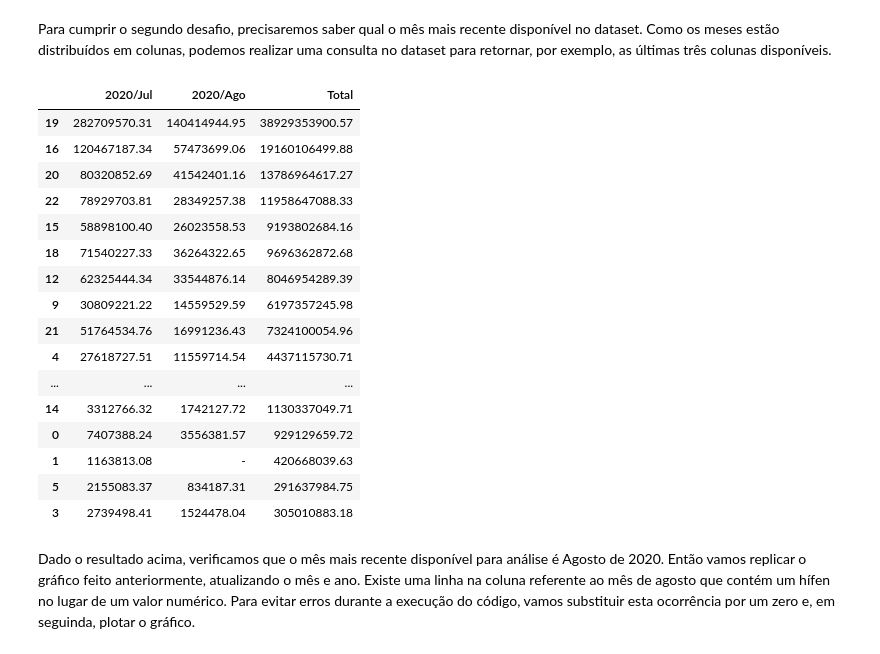
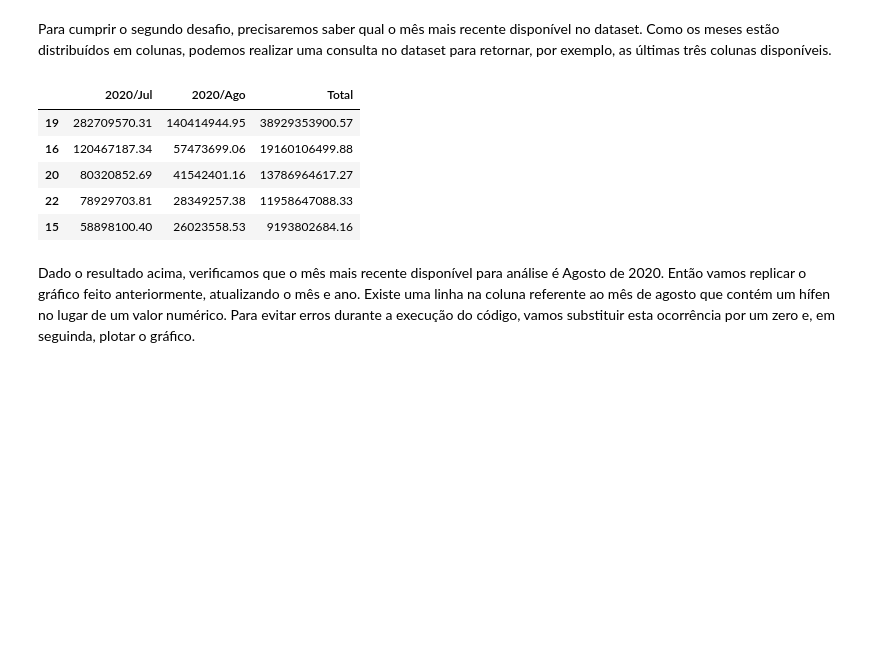
Before and after one commit to edwi-feitoza/bootcamp-alura-data-science, a Jupyter notebook: modulo_1/aula_2/alura_bootcamp_modulo_1.ipynb, the cells around one changed output. Drawn from its saved outputs; the diff is of its cells as text; code cells hidden in the pictures; blank space fills up the shorter version.

```diff
--- a/modulo_1/aula_2/alura_bootcamp_modulo_1.ipynb
+++ b/modulo_1/aula_2/alura_bootcamp_modulo_1.ipynb
@@ -97,26 +86,15 @@ plt.show()
 # %% [markdown]
 Para cumprir o segundo desafio, precisaremos saber qual o mês mais recente disponível no dataset. Como os meses estão distribuídos em colunas, podemos realizar uma consulta no dataset para retornar, por exemplo, as últimas três colunas disponíveis.
 # %%
-dados[dados.columns[-3:]]
+dados[dados.columns[-3:]].head()
 #dados.iloc[:, list(range(1)) + [-2]]
 # %% [output]
 |  | 2020/Jul | 2020/Ago | Total |
 | 19 | 282709570.31 | 140414944.95 | 38929353900.57 |
 | 16 | 120467187.34 | 57473699.06 | 19160106499.88 |
 | 20 | 80320852.69 | 41542401.16 | 13786964617.27 |
 | 22 | 78929703.81 | 28349257.38 | 11958647088.33 |
 | 15 | 58898100.40 | 26023558.53 | 9193802684.16 |
-| 18 | 71540227.33 | 36264322.65 | 9696362872.68 |
-| 12 | 62325444.34 | 33544876.14 | 8046954289.39 |
-| 9 | 30809221.22 | 14559529.59 | 6197357245.98 |
-| 21 | 51764534.76 | 16991236.43 | 7324100054.96 |
-| 4 | 27618727.51 | 11559714.54 | 4437115730.71 |
-| ... | ... | ... | ... |
-| 14 | 3312766.32 | 1742127.72 | 1130337049.71 |
-| 0 | 7407388.24 | 3556381.57 | 929129659.72 |
-| 1 | 1163813.08 | - | 420668039.63 |
-| 5 | 2155083.37 | 834187.31 | 291637984.75 |
-| 3 | 2739498.41 | 1524478.04 | 305010883.18 |
 # %% [markdown]
 Dado o resultado acima, verificamos que o mês mais recente disponível para análise é Agosto de 2020. Então vamos replicar o gráfico feito anteriormente, atualizando o mês e ano.
 Existe uma linha na coluna referente ao mês de agosto que contém um hífen no lugar de um valor numérico. Para evitar erros durante a execução do código, vamos substituir esta ocorrência por um zero e, em seguinda, plotar o gráfico.
```
Also changed, not shown: parts of 7 cells of this notebook.
